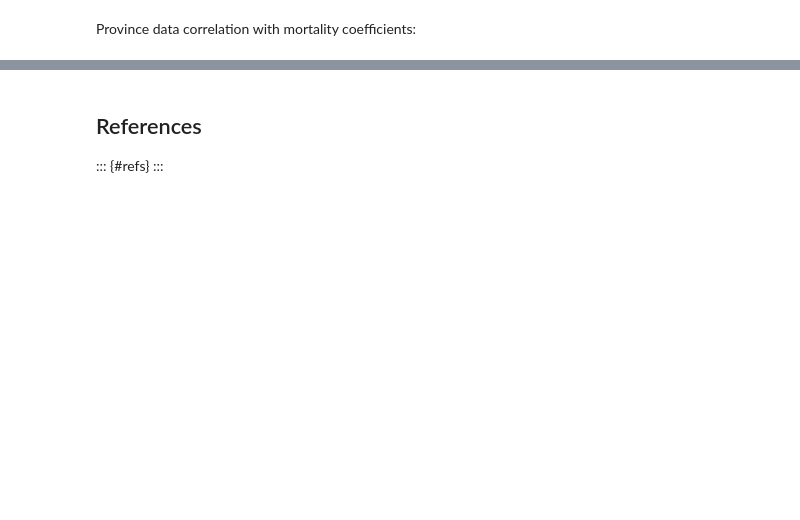
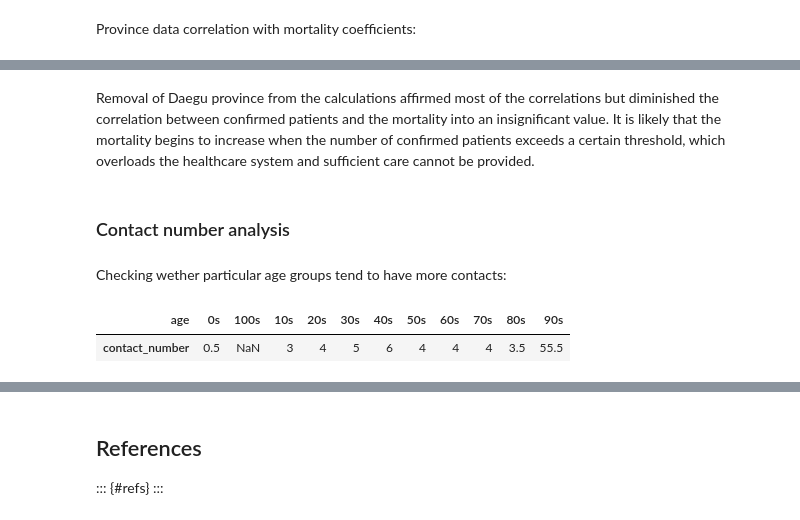
Before and after one commit to gediminas-skvarnavicius/s-korea-covid-19-analysis, a Jupyter notebook: analysis.ipynb, the cells around one changed output, grey strips where cells are left out. Saved outputs shown, nothing was run; the diff lists cells and outputs as text; code cells hidden in the pictures; blank space fills up the shorter version.

```diff
--- a/analysis.ipynb
+++ b/analysis.ipynb
@@ -1073,0 +1083,13 @@ The mortality coefficient correlates positively with the elderly population rati
+# %% [markdown]
+Removal of Daegu province from the calculations affirmed most of the correlations but diminished the correlation between confirmed patients and the mortality into an insignificant value. It is likely that the mortality begins to increase when the number of confirmed patients exceeds a certain threshold, which overloads the healthcare system and sufficient care cannot be provided.
+# %% [markdown]
+### Contact number analysis
+# %% [markdown]
+Checking wether particular age groups tend to have more contacts:
+# %%
+patient_info['contact_number']=patient_info['contact_number'].replace({'-':np.nan})
+patient_info['contact_number']=pd.to_numeric(patient_info['contact_number'])
+patient_info[['age','contact_number']].groupby('age').agg({'contact_number':'median'}).T
+# %% [output]
+| age | 0s | 100s | 10s | 20s | 30s | 40s | 50s | 60s | 70s | 80s | 90s |
+| contact_number | 0.5 | NaN | 3 | 4 | 5 | 6 | 4 | 4 | 4 | 3.5 | 55.5 |
```
Also changed, not shown: parts of 39 cells of this notebook, 5 other files.
